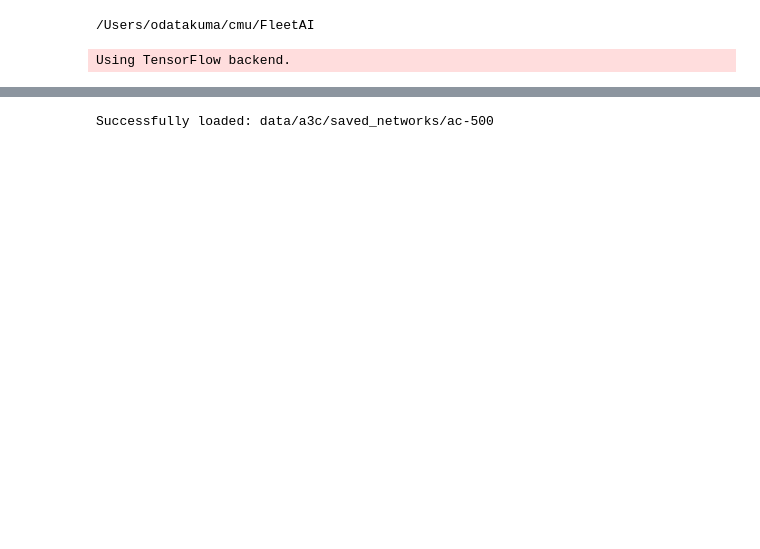
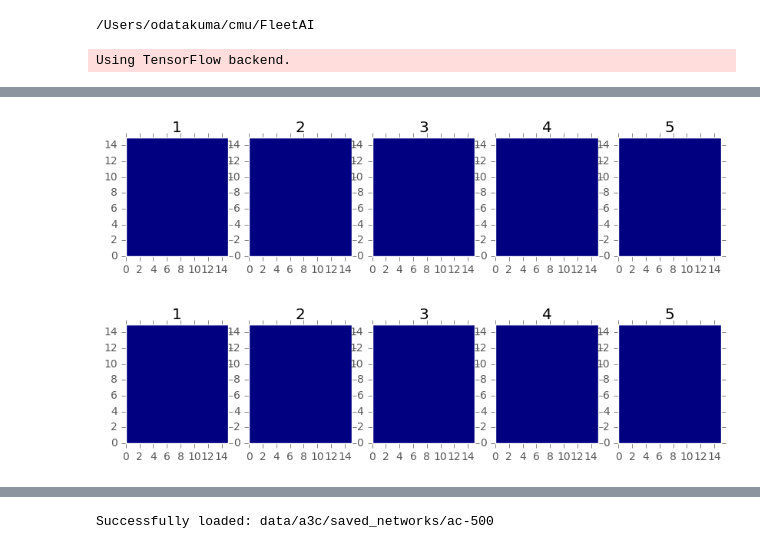
Before and after one commit to hitsuji5/FleetAI, a Jupyter notebook: evaluation/test_a3c.ipynb, the cells around one changed output, grey strips where cells are left out. Cells and saved outputs as stored; diff of their text form; code cells hidden in the pictures; blank space fills up the shorter version.

```diff
--- a/evaluation/test_a3c.ipynb
+++ b/evaluation/test_a3c.ipynb
@@ -57,0 +71,20 @@ agent = Agent(geohash_table, CYCLE, ACTION_UPDATE_CYCLE, DEMAND_CYCLE, 'global',
+# %%
+Nx = 43
+Ny = 44
+xy_idle = [(x, y) for y in range(Ny) for x in range(Nx) if env_state[-1][x, y] > 0]
+aux_feature = np.float32(agent.create_aux_feature(agent.minofday, agent.dayofweek, xy_idle))
+# aux_feature[:, :, :, :] = 1
+main_feature = np.float32(agent.create_main_feature(env_state, xy_idle))
+main_feature[:, :, :, :] = 0.1
+q_values = agent.sess.run(agent.q_values,
+                         feed_dict={agent.s: main_feature, agent.x: aux_feature})
+# %%
+i = 15
+x0, y0 = 21, 21
+plt.figure(figsize=(10, 2))
+plot_state(main_feature[i:i+5, 0, x0:x0+15, y0:y0+15]);
+plt.figure(figsize=(10, 2))
+plot_state(main_feature[i:i+5, 2, x0:x0+15, y0:y0+15]);
+# %% [output]
+[figure, added]
+[figure, added]
```
Also changed, not shown: parts of 7 cells of this notebook, 4 other files.
